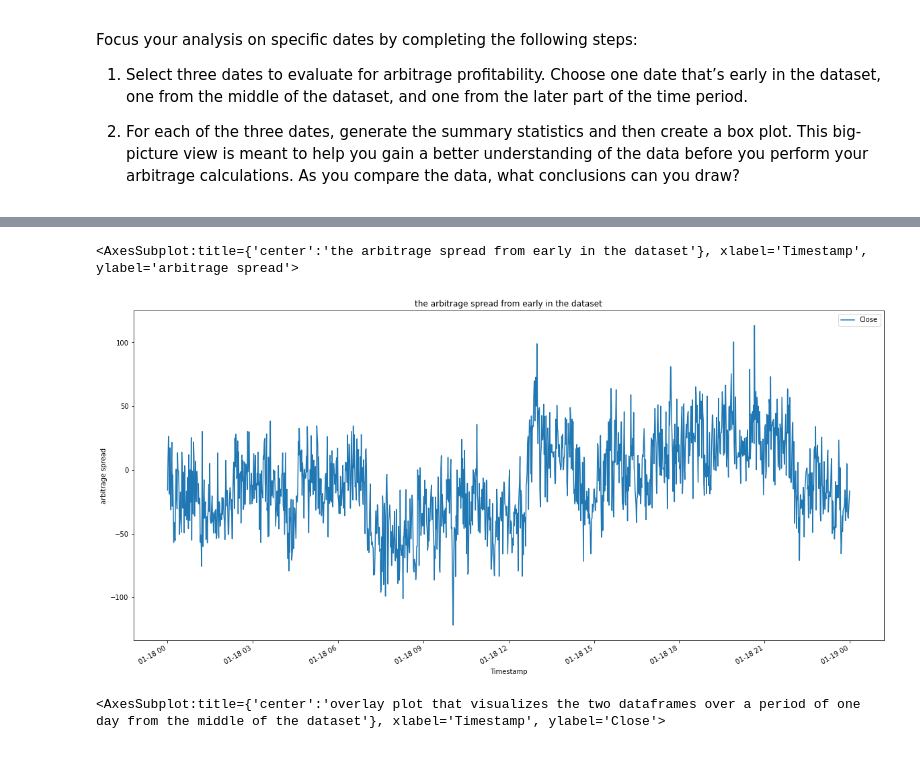
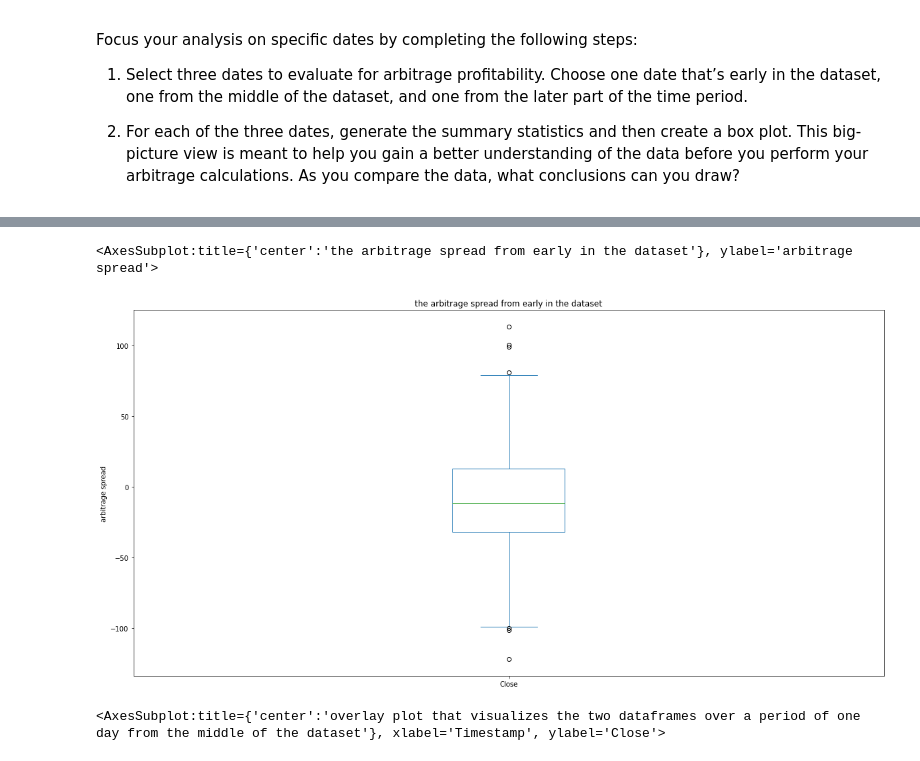
Before and after one commit to gatsbyz/columbia_bootcamp, a Jupyter notebook: module3/crypto_arbitrage.ipynb, the cells around one changed output, grey strips where cells are left out. Saved outputs shown, nothing was run; the diff lists cells and outputs as text; code cells hidden in the pictures.

```diff
--- a/module3/crypto_arbitrage.ipynb
+++ b/module3/crypto_arbitrage.ipynb
@@ -39,7 +39,7 @@ Instructions.
 # Set the parse_dates and infer_datetime_format parameters
 bitstamp_csv = Path("Resources/bitstamp.csv")
 
-bitstamp = pd.read_csv(Path.cwd() / bitstamp_csv, parse_dates=['Timestamp'], infer_datetime_format=True, index_col="Timestamp")
+bitstamp = pd.read_csv(Path.cwd() / bitstamp_csv, parse_dates=True, infer_datetime_format=True, index_col="Timestamp")
 # %% [markdown]
 ### Step 2: Use the `head` (and/or the `tail`) function to confirm that Pandas properly imported the data.
 # %%
@@ -70,6 +70,6 @@ Timestamp
 # Set the parse_dates and infer_datetime_format parameters
 coinbase_csv = Path("Resources/coinbase.csv")
 
-coinbase = pd.read_csv(Path.cwd() / coinbase_csv, parse_dates=['Timestamp'], infer_datetime_format=True, index_col="Timestamp")
+coinbase = pd.read_csv(Path.cwd() / coinbase_csv, parse_dates=True, infer_datetime_format=True, index_col="Timestamp")
 # %%
 # Use the head (and/or tail) function to confirm that the data was imported properly.
@@ -313,11 +313,11 @@ max       113.300000
 Name: Close, dtype: float64
 # %%
 # Visualize the arbitrage spread from early in the dataset in a box plot
-(coinbase.loc[specificDates[0]:, 'Close'] - bitstamp.loc[specificDates[0]:specificDatesEnd[0], 'Close']).plot.line(legend=True, figsize=(20, 10),
+(coinbase.loc[specificDates[0]:, 'Close'] - bitstamp.loc[specificDates[0]:specificDatesEnd[0], 'Close']).plot(kind="box", legend=True, figsize=(20, 10),
 title="the arbitrage spread from early in the dataset", ylabel="arbitrage spread")
 # %% [output]
-<AxesSubplot:title={'center':'the arbitrage spread from early in the dataset'}, xlabel='Timestamp', ylabel='arbitrage spread'>
+<AxesSubplot:title={'center':'the arbitrage spread from early in the dataset'}, ylabel='arbitrage spread'>
-[figure, old version]
+[figure, new version]
 # %%
 # Create an overlay plot that visualizes the two dataframes over a period of one day from the middle of the dataset.
 ax = bitstamp.loc[specificDates[1]:'2018-02-25 00:00:00', 'Close'].plot.line(legend=True, figsize=(20, 10),
```
Also changed, not shown: parts of 25 cells of this notebook.
